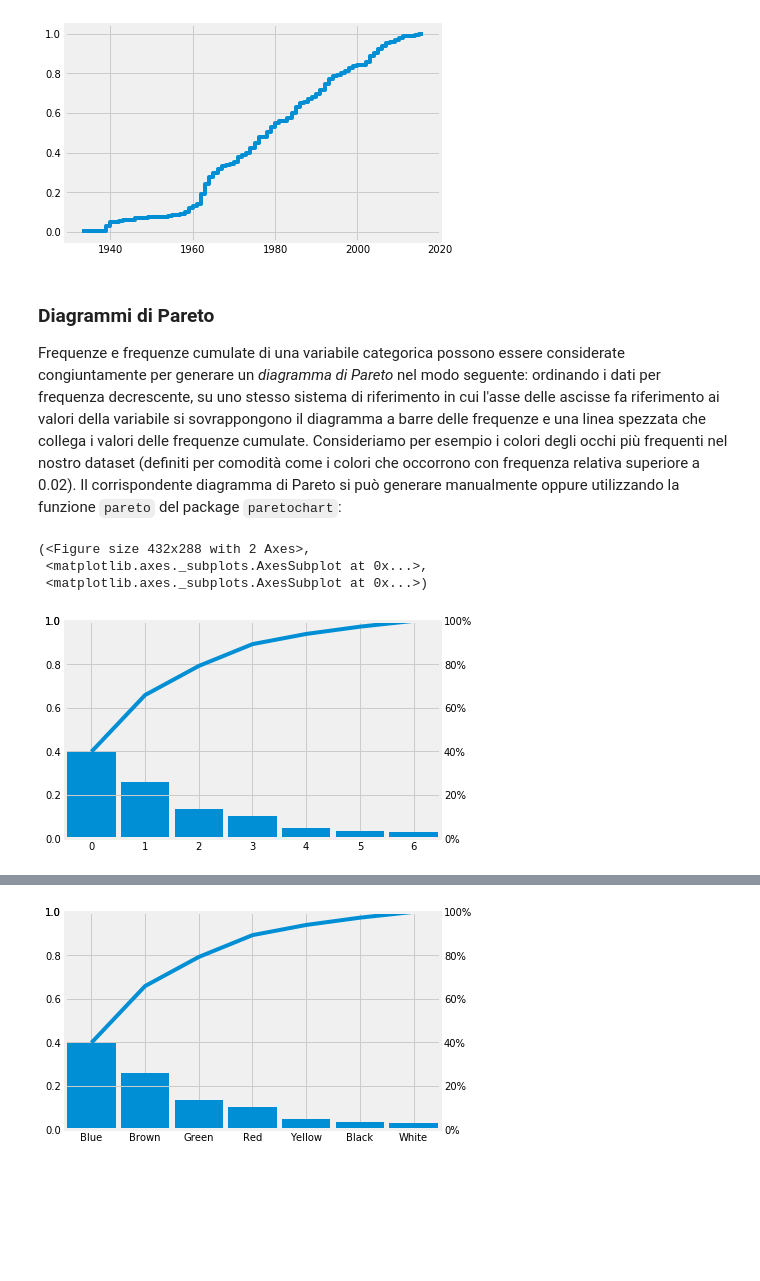
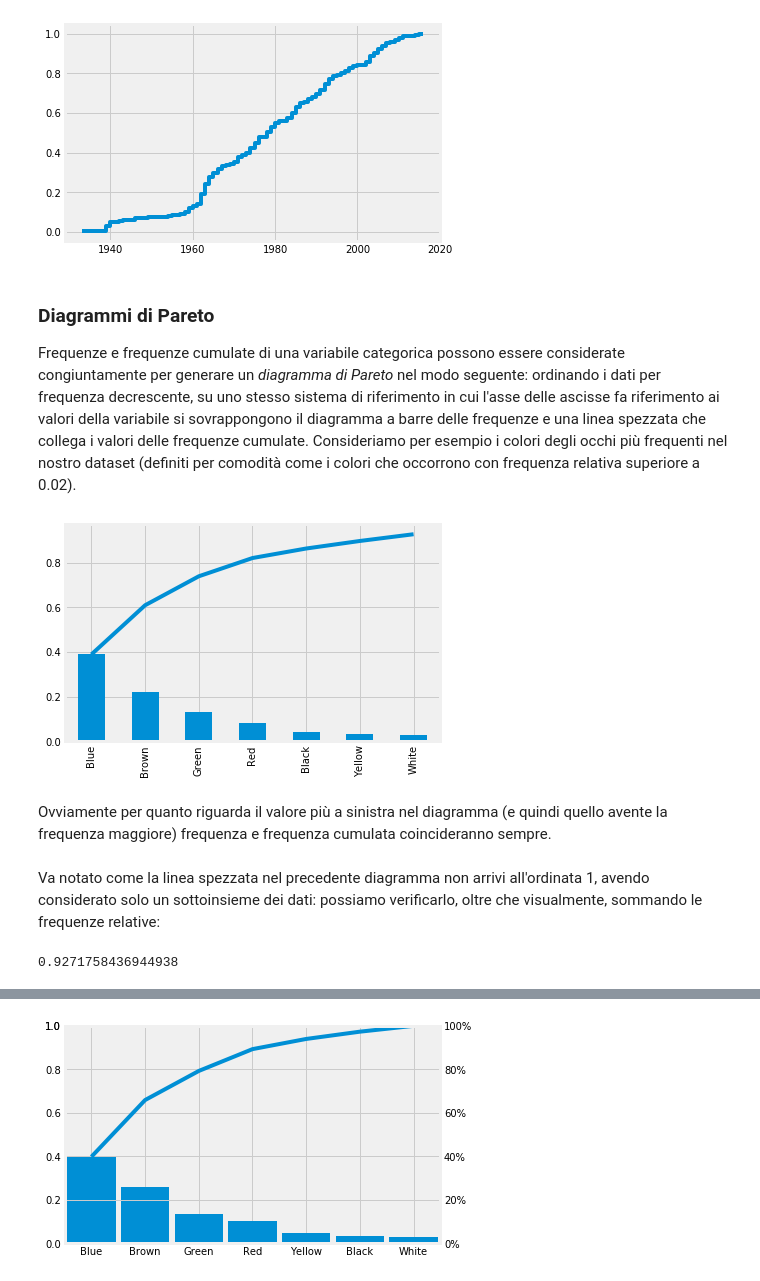
Before and after one commit to dariomalchiodi/superhero-datascience, a Jupyter notebook: content/L03-Dati_e_frequenze.ipynb, the cells around one changed output, grey strips where cells are left out. Drawn from its saved outputs; the diff is of its cells as text; code cells hidden in the pictures; blank space fills up the shorter version.

Commit message:
aggiornato notebook su diagrammi di Pareto

```diff
--- a/content/L03-Dati_e_frequenze.ipynb
+++ b/content/L03-Dati_e_frequenze.ipynb
@@ -542,23 +542,25 @@ plt.show()
 # %% [output]
 [figure]
 # %% [markdown]
-
-
-
 <div id="h-6"></div>
 
 ### Diagrammi di Pareto ###
 
-Frequenze e frequenze cumulate di una variabile categorica possono essere considerate congiuntamente per generare un _diagramma di Pareto_ nel modo seguente: ordinando i dati per frequenza decrescente, su uno stesso sistema di riferimento in cui l'asse delle ascisse fa riferimento ai valori della variabile si sovrappongono il diagramma a barre delle frequenze e una linea spezzata che collega i valori delle frequenze cumulate. Consideriamo per esempio i colori degli occhi più frequenti nel nostro dataset (definiti per comodità come i colori che occorrono con frequenza relativa superiore a 0.02). Il corrispondente diagramma di Pareto si può generare manualmente oppure utilizzando la funzione `pareto` del package `paretochart`:
+Frequenze e frequenze cumulate di una variabile categorica possono essere considerate congiuntamente per generare un _diagramma di Pareto_ nel modo seguente: ordinando i dati per frequenza decrescente, su uno stesso sistema di riferimento in cui l'asse delle ascisse fa riferimento ai valori della variabile si sovrappongono il diagramma a barre delle frequenze e una linea spezzata che collega i valori delle frequenze cumulate. Consideriamo per esempio i colori degli occhi più frequenti nel nostro dataset (definiti per comodità come i colori che occorrono con frequenza relativa superiore a 0.02).
 # %%
-eye_color = heroes_with_year['Eye color']
+eye_color = heroes['Eye color']
 eye_color_freq = eye_color.value_counts(normalize=True)
-common_colors = eye_color_freq[eye_color_freq > 0.02].index
 
-common_color_data = eye_color[eye_color.isin(common_colors)]
-pareto(common_color_data.value_counts(normalize=True))
+eye_color_freq[eye_color_freq>.02].cumsum().plot()
+eye_color_freq[eye_color_freq>.02].plot.bar()
+plt.show()
 # %% [output]
-(<Figure size 432x288 with 2 Axes>,
- <matplotlib.axes._subplots.AxesSubplot at 0x...>,
- <matplotlib.axes._subplots.AxesSubplot at 0x...>)
-[figure, old version]
+[figure, new version]
+# %% [markdown]
+Ovviamente per quanto riguarda il valore più a sinistra nel diagramma (e quindi quello avente la frequenza maggiore) frequenza e frequenza cumulata coincideranno sempre.
+# %% [markdown]
+Va notato come la linea spezzata nel precedente diagramma non arrivi all'ordinata 1, avendo considerato solo un sottoinsieme dei dati: possiamo verificarlo, oltre che visualmente, sommando le frequenze relative:
+# %%
+sum(eye_color_freq[eye_color_freq>.02])
+# %% [output]
+0.9271758436944938
```
Also changed, not shown: parts of 9 cells of this notebook.
